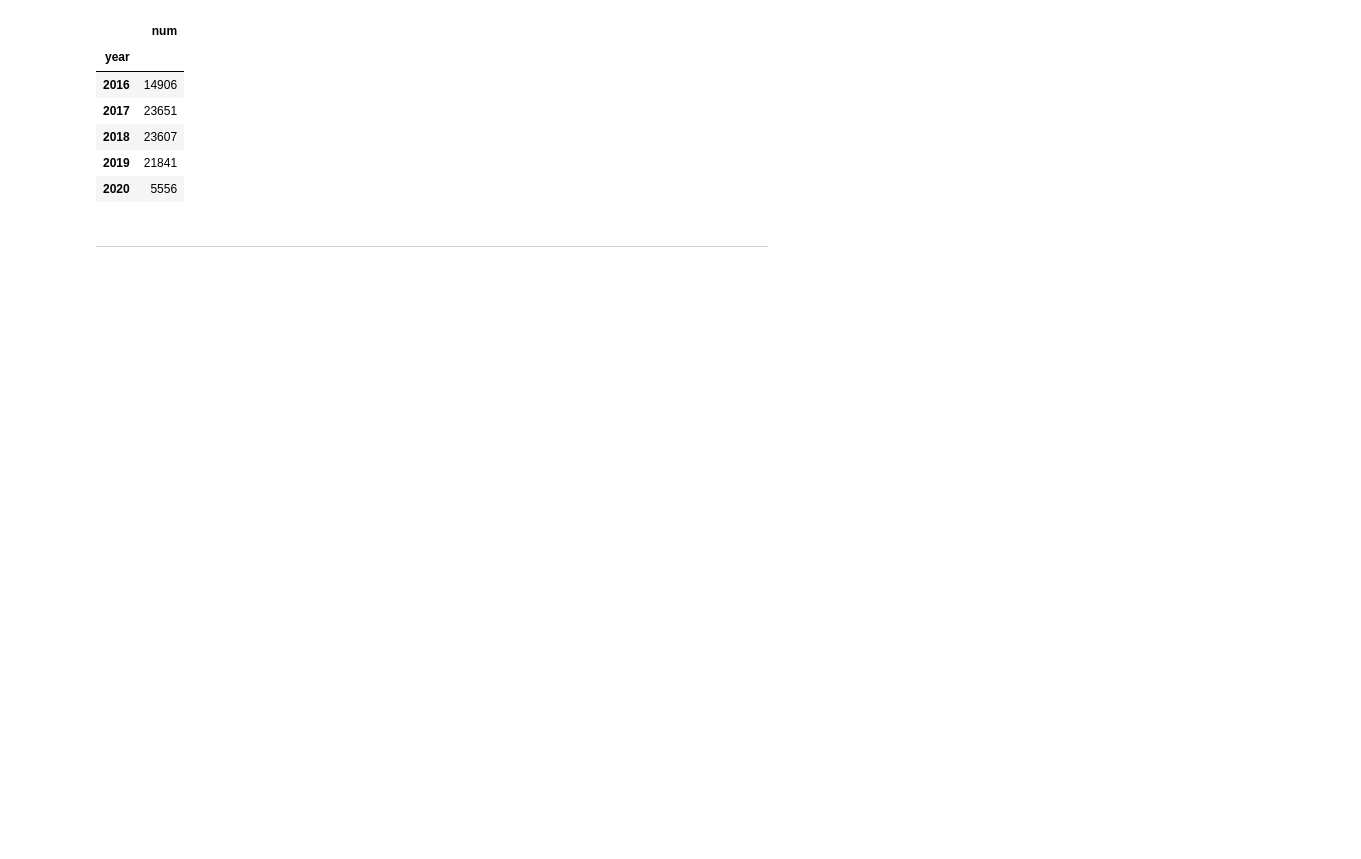
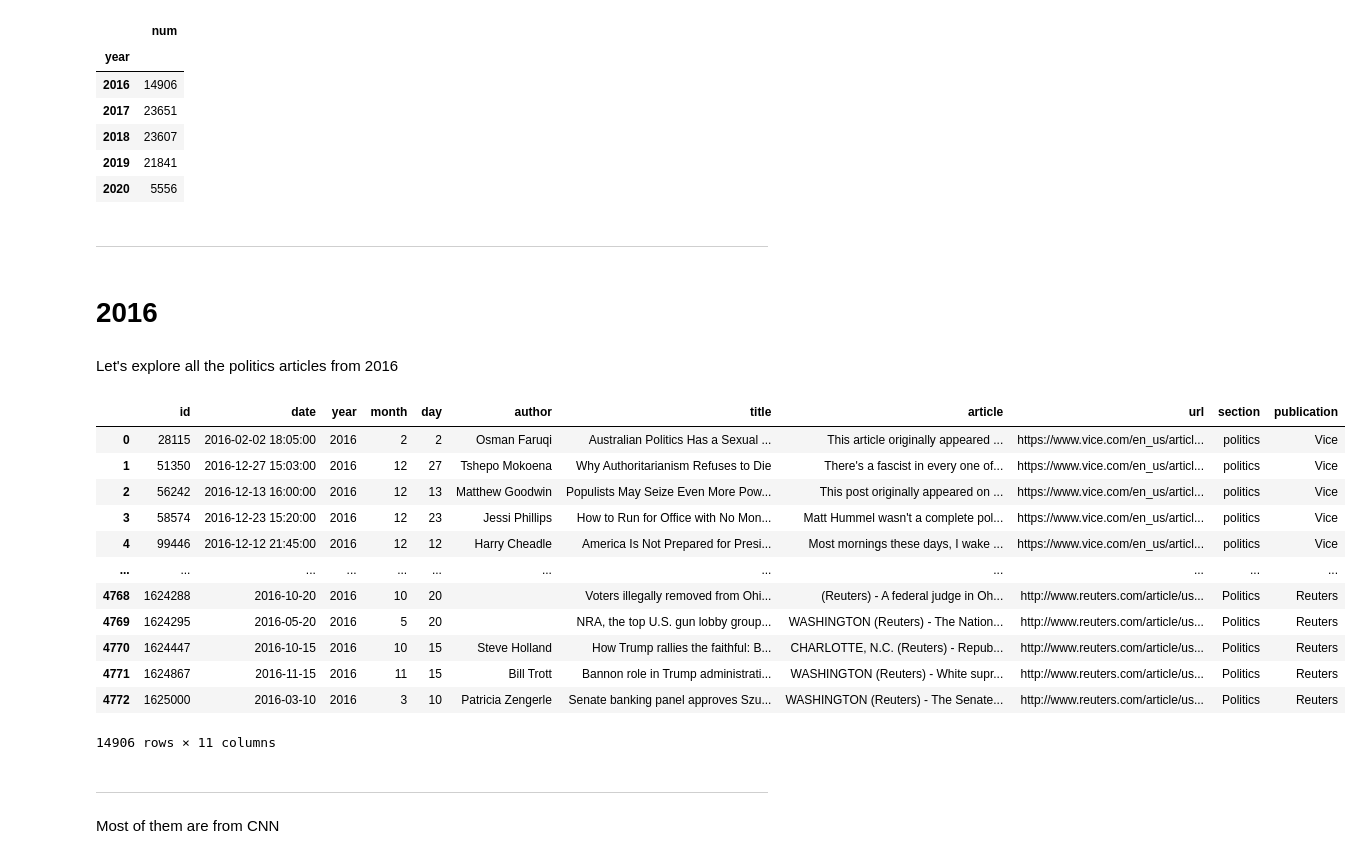
Before and after one commit to gitabaz/erdos_nlp, a Jupyter notebook: news_EDA.ipynb, the cells around one changed output. Saved outputs shown, nothing was run; the diff lists cells and outputs as text; code cells hidden in the pictures; blank space fills up the shorter version.

```diff
--- a/news_EDA.ipynb
+++ b/news_EDA.ipynb
@@ -159,3 +148,37 @@ df_politics_year
 | 2020 | 5556 |
 # %% [markdown]
 ---
+# %% [markdown]
+# 2016
+# %% [markdown]
+Let's explore all the politics articles from 2016
+# %%
+df_politics_2016 = None
+
+query = "SELECT * FROM articles WHERE year = 2016 AND section = :sec"
+
+for s in politics_sec.section:
+    results = conn.execute(text(query), {"sec": s})
+    temp_df = pd.DataFrame(results.fetchall(), columns = results.keys())
+
+    df_politics_2016 = pd.concat([df_politics_2016, temp_df])
+# %%
+df_politics_2016
+# %% [output]
+|  | id | date | year | month | day | author | title | article | url | section | publication |
+| 0 | 28115 | 2016-02-02 18:05:00 | 2016 | 2 | 2 | Osman Faruqi | Australian Politics Has a Sexual ... | This article originally appeared ... | https://www.vice.com/en_us/articl... | politics | Vice |
+| 1 | 51350 | 2016-12-27 15:03:00 | 2016 | 12 | 27 | Tshepo Mokoena | Why Authoritarianism Refuses to Die | There's a fascist in every one of... | https://www.vice.com/en_us/articl... | politics | Vice |
+| 2 | 56242 | 2016-12-13 16:00:00 | 2016 | 12 | 13 | Matthew Goodwin | Populists May Seize Even More Pow... | This post originally appeared on ... | https://www.vice.com/en_us/articl... | politics | Vice |
+| 3 | 58574 | 2016-12-23 15:20:00 | 2016 | 12 | 23 | Jessi Phillips | How to Run for Office with No Mon... | Matt Hummel wasn't a complete pol... | https://www.vice.com/en_us/articl... | politics | Vice |
+| 4 | 99446 | 2016-12-12 21:45:00 | 2016 | 12 | 12 | Harry Cheadle | America Is Not Prepared for Presi... | Most mornings these days, I wake ... | https://www.vice.com/en_us/articl... | politics | Vice |
+| ... | ... | ... | ... | ... | ... | ... | ... | ... | ... | ... | ... |
+| 4768 | 1624288 | 2016-10-20 | 2016 | 10 | 20 |  | Voters illegally removed from Ohi... | (Reuters) - A federal judge in Oh... | http://www.reuters.com/article/us... | Politics | Reuters |
+| 4769 | 1624295 | 2016-05-20 | 2016 | 5 | 20 |  | NRA, the top U.S. gun lobby group... | WASHINGTON (Reuters) - The Nation... | http://www.reuters.com/article/us... | Politics | Reuters |
+| 4770 | 1624447 | 2016-10-15 | 2016 | 10 | 15 | Steve Holland | How Trump rallies the faithful: B... | CHARLOTTE, N.C. (Reuters) - Repub... | http://www.reuters.com/article/us... | Politics | Reuters |
+| 4771 | 1624867 | 2016-11-15 | 2016 | 11 | 15 | Bill Trott | Bannon role in Trump administrati... | WASHINGTON (Reuters) - White supr... | http://www.reuters.com/article/us... | Politics | Reuters |
+| 4772 | 1625000 | 2016-03-10 | 2016 | 3 | 10 | Patricia Zengerle | Senate banking panel approves Szu... | WASHINGTON (Reuters) - The Senate... | http://www.reuters.com/article/us... | Politics | Reuters |
+14906 rows × 11 columns
+# %% [markdown]
+---
+# %% [markdown]
+ Most of them are from CNN
```
Also changed, not shown: parts of 29 cells of this notebook.
